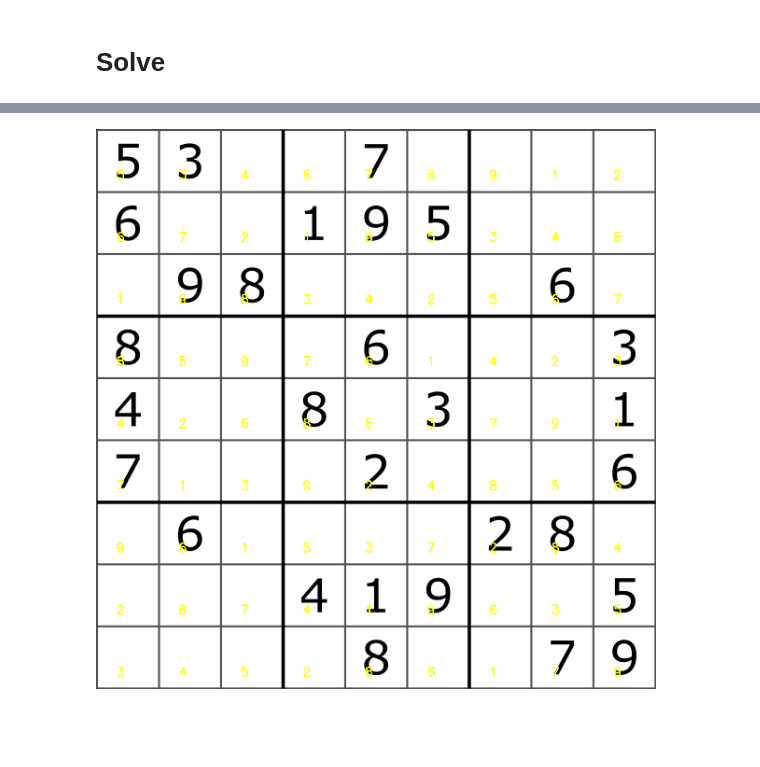
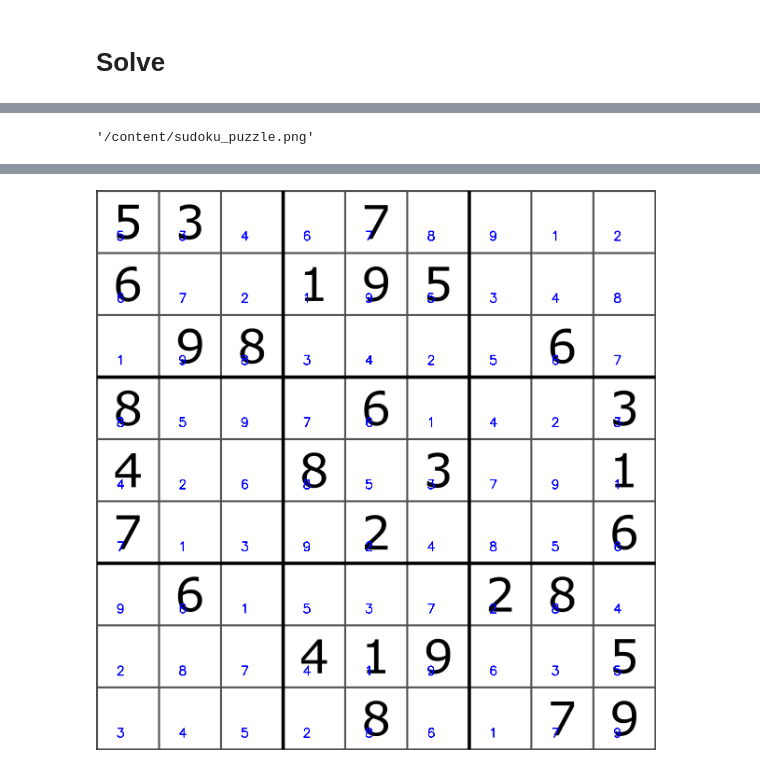
Before and after one commit to CakeNuthep/Sudoku_OCR, a Jupyter notebook: Sudoku.ipynb, the cells around one changed output, grey strips where cells are left out. Cells and saved outputs as stored; diff of their text form; code cells hidden in the pictures; blank space fills up the shorter version.

```diff
--- a/Sudoku.ipynb
+++ b/Sudoku.ipynb
@@ -109,3 +102,15 @@ weighted avg       0.99      0.99      0.99     10000
 [INFO] serializing digit model...
 # %% [markdown]
 # Solve
+# %%
+from google.colab import files
+import os
+
+cuurentDir = os.getcwd()
+f = files.upload()
+
+image_path = "/content/Sudoku_OCR/sudoku_puzzle.png"
+if(len(f.keys()) > 0):
+  fileKeys = list(f.keys())
+  firstKey = fileKeys[0]
+  image_path = os.path.join(cuurentDir, firstKey)
@@ -112,3 +120,7 @@ weighted avg       0.99      0.99      0.99     10000
+# %%
+image_path
+# %% [output]
+'/content/sudoku_puzzle.png'
 # %%
 # import the necessary packages
 # from Sudoku.pyimagesearch.sudoku import extract_digit
@@ -135,7 +147,7 @@ from google.colab.patches import cv2_imshow
 # load the digit classifier from disk
 
 model_path = "/content/Sudoku_OCR/pyimagesearch/models/digit_classifier.h5"
-image_path = "/content/Sudoku_OCR/sudoku_puzzle.png"
+image_path = f.fullpa
 debug = 0
 print("[INFO] loading digit classifier...")
 model = load_model(model_path)
@@ -225,7 +237,7 @@ for (cellRow, boardRow) in zip(cellLocs, solution.board):
 
 		# draw the result digit on the Sudoku puzzle image
 		cv2.putText(puzzleImage, str(digit), (textX, textY),
-			cv2.FONT_HERSHEY_SIMPLEX, 0.9, (0, 255, 255), 2)
+			cv2.FONT_HERSHEY_SIMPLEX, 0.9, (255, 0, 0), 2)
 
 # show the output image
 cv2_imshow(puzzleImage)
@@ -245,6 +257,6 @@ cv2_imshow(puzzleImage)
 ... (50 lines left out)
 | 9 6 1 | 5 3 7 | 2 8 4 |
 | 2 8 7 | 4 1 9 | 6 3 5 |
 | 3 4 5 | 2 8 6 | 1 7 9 |
 +-------+-------+-------+
-[figure, old version]
+[figure, new version]
```
Also changed, not shown: parts of 5 cells of this notebook.
